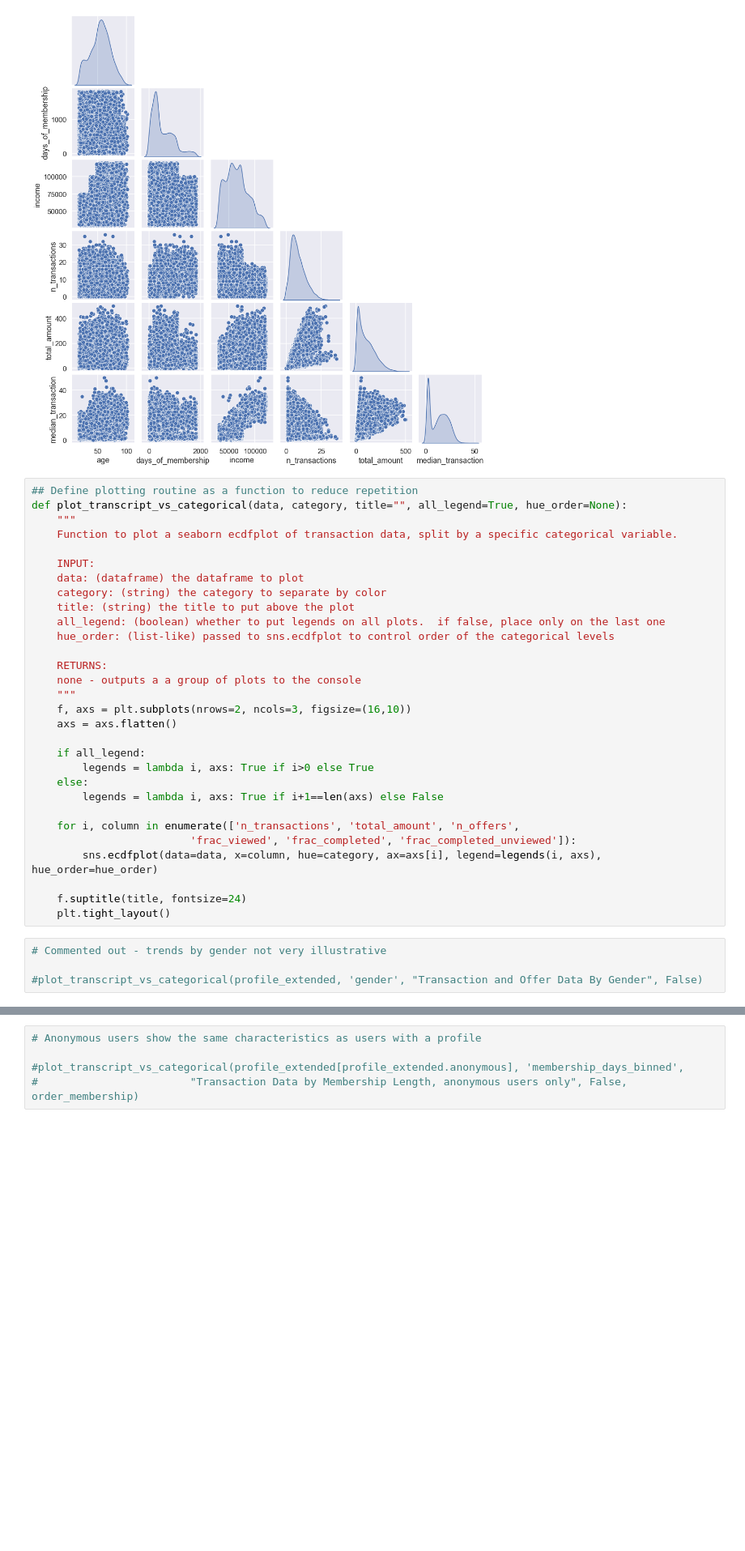
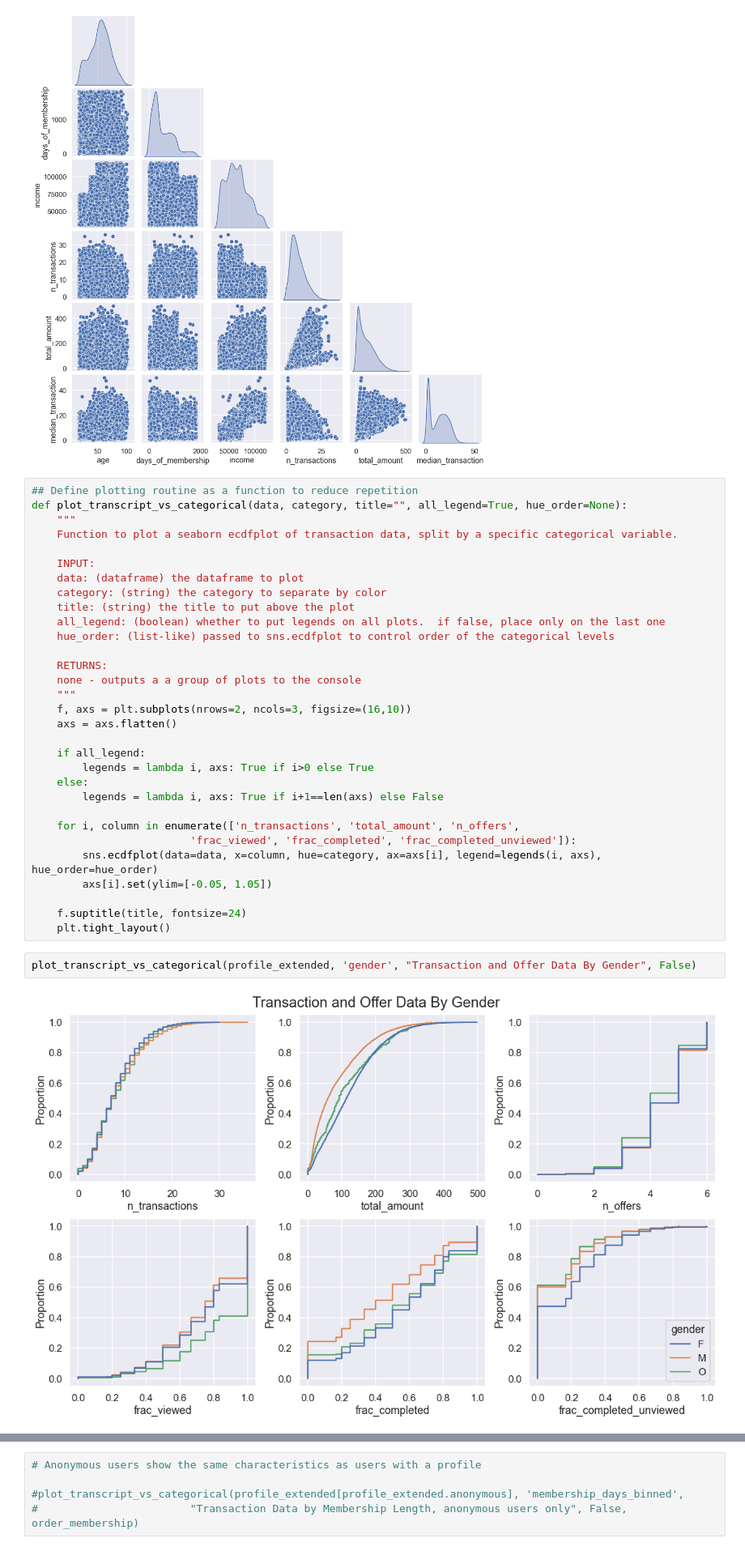
Before and after one commit to chapman-mcd/Starbucks_Sandbox, a Jupyter notebook: Starbucks_Sandbox.ipynb, the cells around one changed output, grey strips where cells are left out. Shown at 81% size. Drawn from its saved outputs; the diff is of its cells as text; blank space fills up the shorter version.

```diff
--- a/Starbucks_Sandbox.ipynb
+++ b/Starbucks_Sandbox.ipynb
@@ -1094,11 +1094,12 @@ def plot_transcript_vs_categorical(data, category, title="", all_legend=True, hu
     for i, column in enumerate(['n_transactions', 'total_amount', 'n_offers',
                          'frac_viewed', 'frac_completed', 'frac_completed_unviewed']):
         sns.ecdfplot(data=data, x=column, hue=category, ax=axs[i], legend=legends(i, axs), hue_order=hue_order)
+        axs[i].set(ylim=[-0.05, 1.05])
 
     f.suptitle(title, fontsize=24)
     plt.tight_layout()
 # %%
-# Commented out - trends by gender not very illustrative
-
-#plot_transcript_vs_categorical(profile_extended, 'gender', "Transaction and Offer Data By Gender", False)
+plot_transcript_vs_categorical(profile_extended, 'gender', "Transaction and Offer Data By Gender", False)
+# %% [output]
+[figure, added]
 # %%
```
Also changed, not shown: parts of 18 cells of this notebook, 7 other files.
